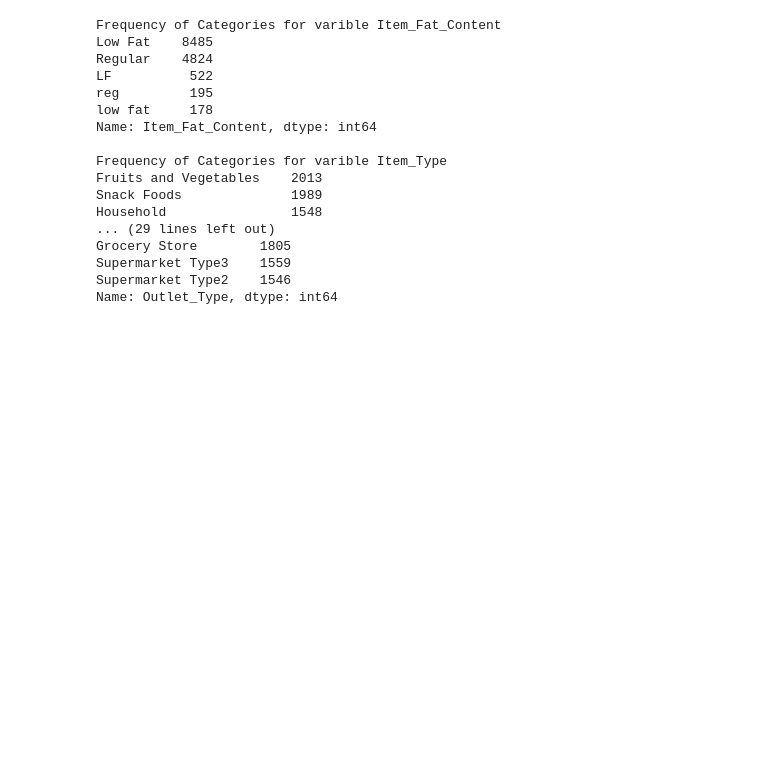
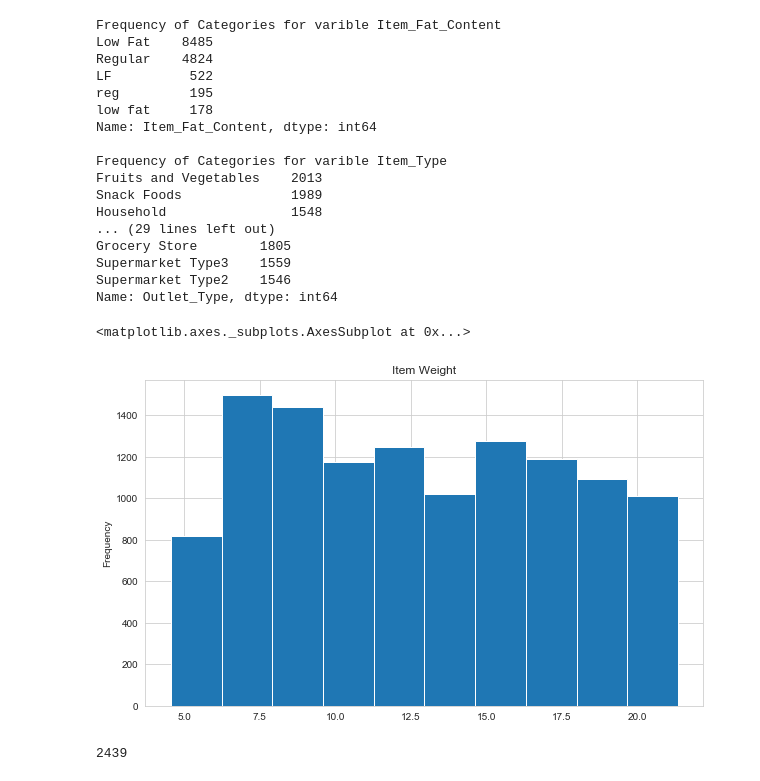
Before and after one commit to fsayfitdinov/big_mart_sales, a Jupyter notebook: BMS.ipynb, the cells around one changed output. Cells and saved outputs as stored; diff of their text form; code cells hidden in the pictures; blank space fills up the shorter version.

```diff
--- a/BMS.ipynb
+++ b/BMS.ipynb
@@ -176,3 +176,8 @@ Grocery Store        1805
 Supermarket Type3    1559
 Supermarket Type2    1546
 Name: Outlet_Type, dtype: int64
+# %%
+data.Item_Weight.plot(kind='hist', figsize=(10,6), title='Item Weight')
+# %% [output]
+<matplotlib.axes._subplots.AxesSubplot at 0x...>
+[figure, added]
@@ -178,0 +188,4 @@ Name: Outlet_Type, dtype: int64
+# %%
+sum(miss_bool)
+# %% [output]
+2439
```
Also changed, not shown: parts of 9 cells of this notebook.
